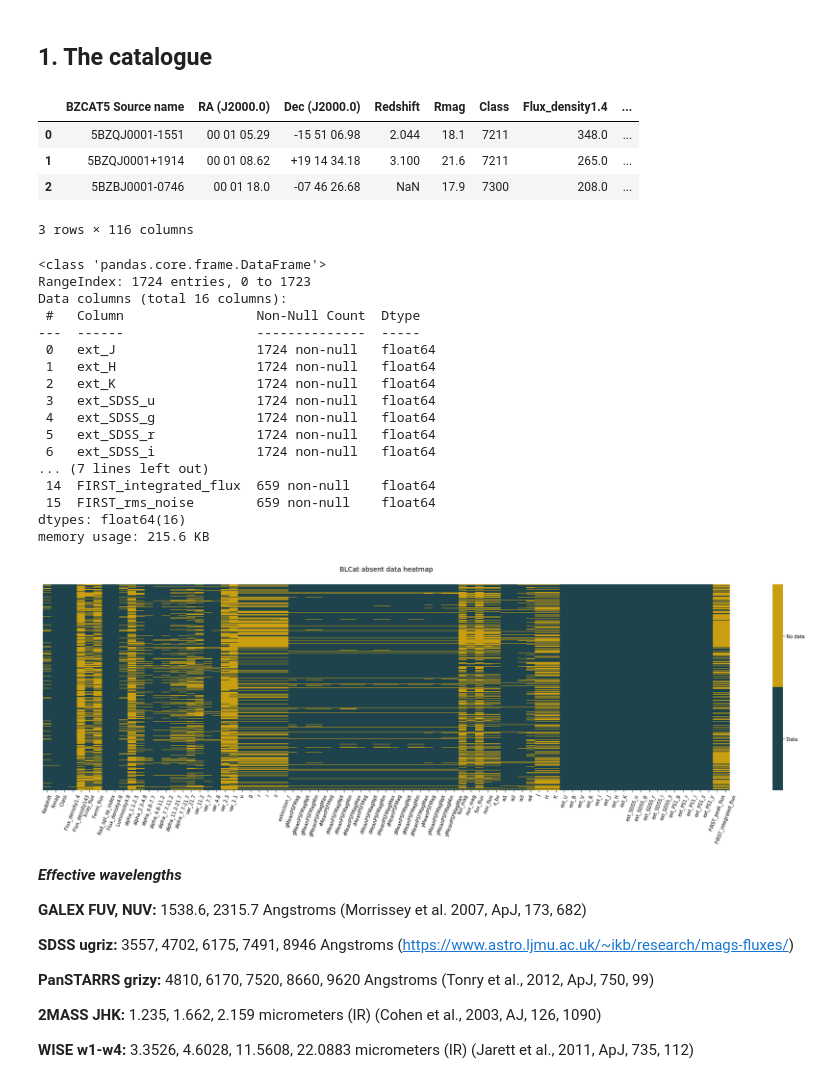
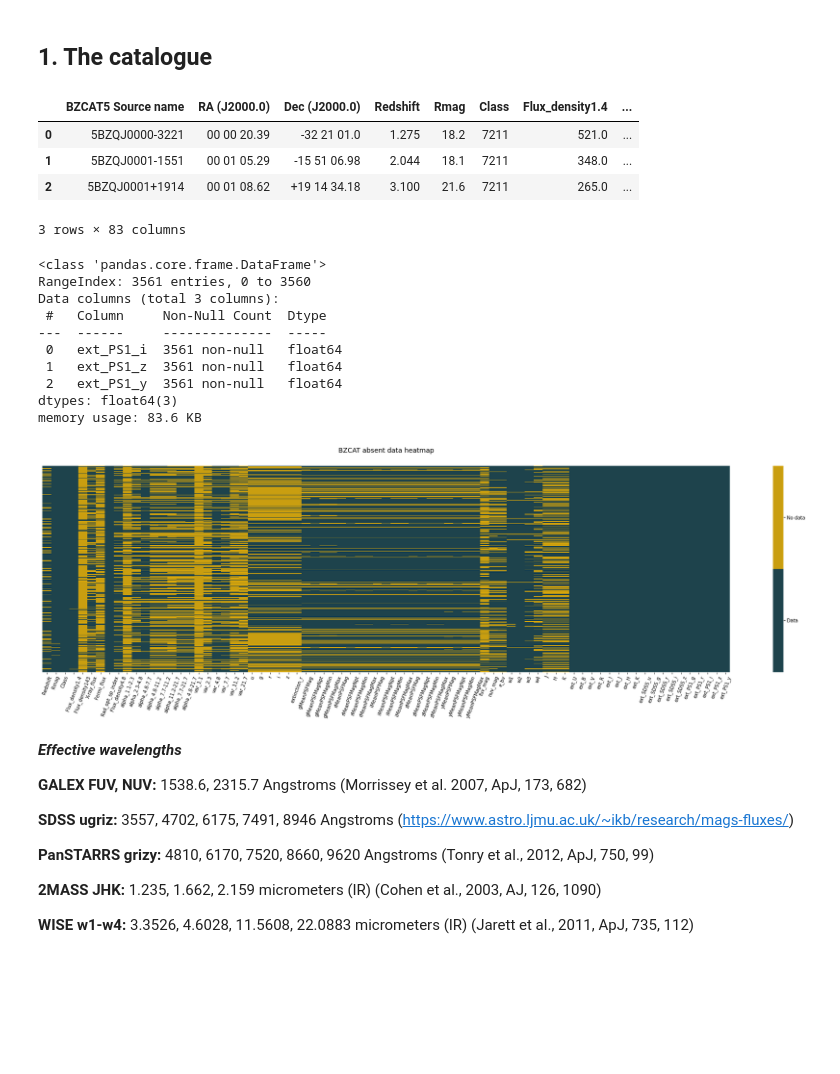
Before and after one commit to DKudryavtsev/BZCAT-Clustering, a Jupyter notebook: feature_engineering.ipynb, the cells around one changed output. Saved outputs shown, nothing was run; the diff lists cells and outputs as text; code cells hidden in the pictures; blank space fills up the shorter version.

```diff
--- a/feature_engineering.ipynb
+++ b/feature_engineering.ipynb
@@ -12,35 +12,28 @@ import plotly.graph_objects as go
 # %% [markdown]
 ## 1. The catalogue
 # %%
-blcat_orig = pd.read_excel('data/combined_dataset_BLCat.xlsx')  # combined dataset
-blcat = blcat_orig.copy()  # for further cleansing and reduction
-blcat.drop('Unnamed: 0', axis=1, inplace=True)
-blcat.head(3)
+bzcat_orig = pd.read_excel('data/BZCAT_combined.xlsx')  # combined dataset
+bzcat = bzcat_orig.copy()  # for further reduction
+bzcat.drop('Unnamed: 0', axis=1, inplace=True)
+bzcat.head(3)
 # %% [output]
 |  | BZCAT5 Source name | RA (J2000.0) | Dec (J2000.0) | Redshift | Rmag | Class | Flux_density1.4 | ... |
-| 0 | 5BZQJ0001-1551 | 00 01 05.29 | -15 51 06.98 | 2.044 | 18.1 | 7211 | 348.0 | ... |
-| 1 | 5BZQJ0001+1914 | 00 01 08.62 | +19 14 34.18 | 3.100 | 21.6 | 7211 | 265.0 | ... |
-| 2 | 5BZBJ0001-0746 | 00 01 18.0 | -07 46 26.68 | NaN | 17.9 | 7300 | 208.0 | ... |
+| 0 | 5BZQJ0000-3221 | 00 00 20.39 | -32 21 01.0 | 1.275 | 18.2 | 7211 | 521.0 | ... |
+| 1 | 5BZQJ0001-1551 | 00 01 05.29 | -15 51 06.98 | 2.044 | 18.1 | 7211 | 348.0 | ... |
+| 2 | 5BZQJ0001+1914 | 00 01 08.62 | +19 14 34.18 | 3.100 | 21.6 | 7211 | 265.0 | ... |
-3 rows × 116 columns
+3 rows × 83 columns
 # %%
 # A cell for reviewing this "wide" dataset by columns
 
-blcat.iloc[:,100:120].info()
+bzcat.iloc[:,80:100].info()
 # %% [output]
 <class 'pandas.core.frame.DataFrame'>
-RangeIndex: 1724 entries, 0 to 1723
-Data columns (total 16 columns):
- #   Column                 Non-Null Count  Dtype
----  ------                 --------------  -----
- 0   ext_J                  1724 non-null   float64
- 1   ext_H                  1724 non-null   float64
- 2   ext_K                  1724 non-null   float64
- 3   ext_SDSS_u             1724 non-null   float64
- 4   ext_SDSS_g             1724 non-null   float64
- 5   ext_SDSS_r             1724 non-null   float64
- 6   ext_SDSS_i             1724 non-null   float64
-... (7 lines left out)
- 14  FIRST_integrated_flux  659 non-null    float64
- 15  FIRST_rms_noise        659 non-null    float64
-dtypes: float64(16)
-memory usage: 215.6 KB
+RangeIndex: 3561 entries, 0 to 3560
+Data columns (total 3 columns):
+ #   Column     Non-Null Count  Dtype
+---  ------     --------------  -----
+ 0   ext_PS1_i  3561 non-null   float64
+ 1   ext_PS1_z  3561 non-null   float64
+ 2   ext_PS1_y  3561 non-null   float64
+dtypes: float64(3)
+memory usage: 83.6 KB
@@ -60,22 +40,27 @@ blcat.drop(columns=[
+# %%
+# Dropping unnecessary columns
+bzcat.drop(columns=[
+    'PSTARRS_offset', 'GALEX_offset', 'WISE_offset'],
+    inplace=True)
 # %%
 # NaN heatmap
 
 colors = ['#1e434c', '#c99e10']
 fig = plt.figure(figsize=(32.5, 8))
 ax = sns.heatmap(
-    blcat.iloc[:,3:].isnull(), # All columns except name and coords
+    bzcat.iloc[:,3:].isnull(), # All columns except name and coords
     cmap=sns.color_palette(colors),
     yticklabels=False
 )
 
 colorbar = ax.collections[0].colorbar
 colorbar.set_ticks([0.25, 0.75])
 colorbar.set_ticklabels(['Data', 'No data'])
 
 plt.xticks(rotation=70)
-ax.set_title('BLCat absent data heatmap', y=1.05, fontsize = 14);
+ax.set_title('BZCAT absent data heatmap', y=1.05, fontsize = 14);
 # %% [output]
-[figure, old version]
+[figure, new version]
 # %% [markdown]
 ***Effective wavelengths***
 
```
Also changed, not shown: parts of 66 cells of this notebook, 2 other files.
